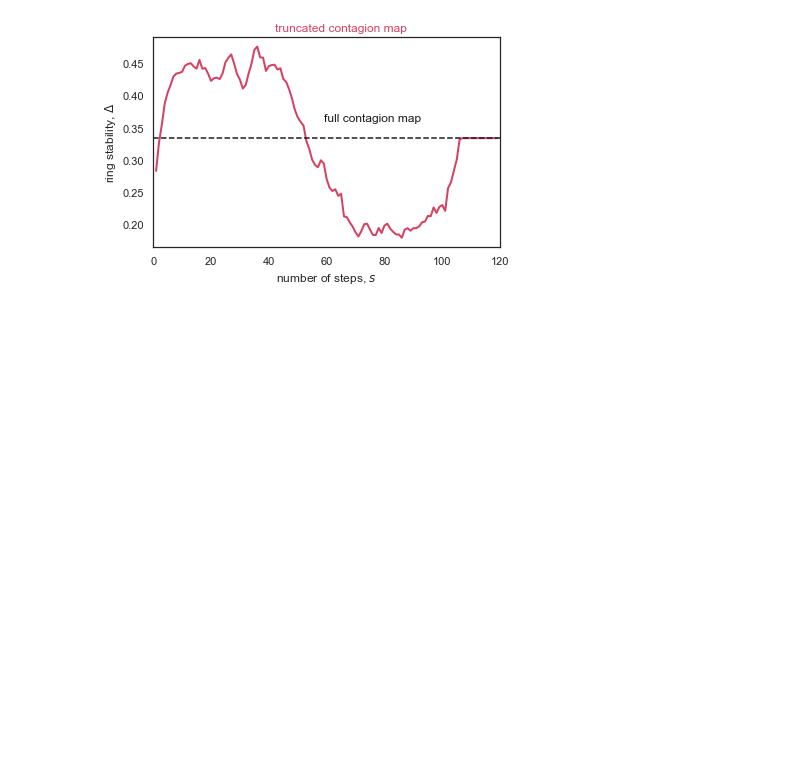
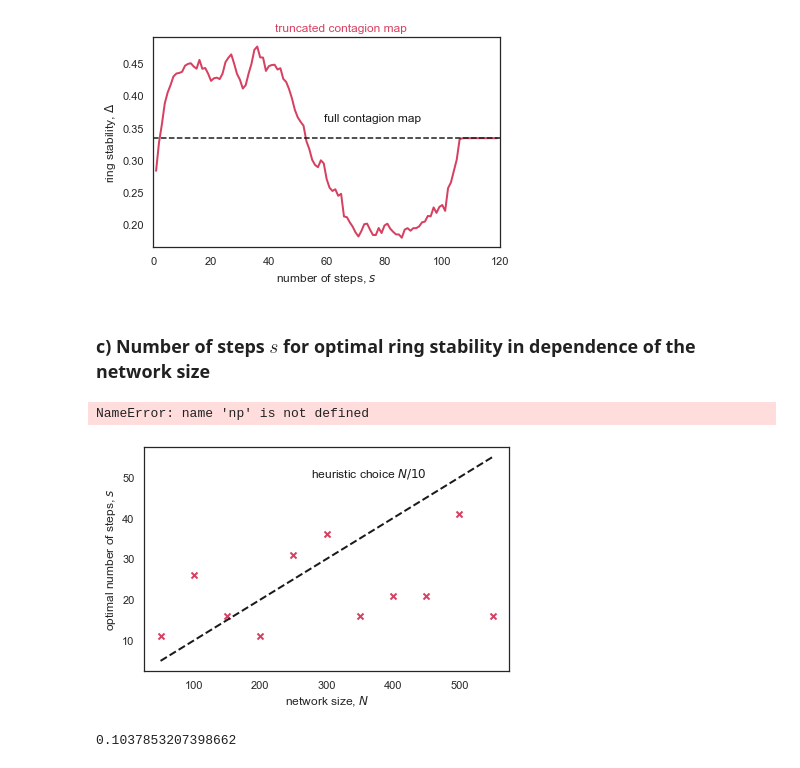
Before and after one commit to floklimm/contagionMap, a Jupyter notebook: python/Fig6-RingStability.ipynb, the cells around one changed output. Drawn from its saved outputs; the diff is of its cells as text; code cells hidden in the pictures; blank space fills up the shorter version.

```diff
--- a/python/Fig6-RingStability.ipynb
+++ b/python/Fig6-RingStability.ipynb
@@ -19,6 +19,10 @@ from matplotlib.colors import ListedColormap
 sns.set_style("white")
 
 from sklearn.decomposition import PCA
+
+import matplotlib
+matplotlib.rcParams['pdf.fonttype'] = 42
+matplotlib.rcParams['ps.fonttype'] = 42
 # %% [markdown]
 We construct a noisy ring lattice network.
 # %%
@@ -182,3 +186,77 @@ plt.tight_layout()
 plt.savefig('./figures/Fig6b-ringStabilityVsSteps.pdf')
 # %% [output]
 [figure]
+# %% [markdown]
+### c) Number of steps $s$ for optimal ring stability in dependence of the network size
+# %%
+%%time
+
+# networkSizeVec = np.ceil(10**np.arange(2,4,0.5))
+# networkSizeVec = networkSizeVec.astype(int)
+networkSizeVec = np.arange(50,525,25)
+
+tVec = [0.3]
+nStepVec = [i for i in range(1,120,5)]
+nStepVec.append(np.Inf)
+
+
+ringStabilityOut = []
+thresholdOut=[]
+nStepOut=[]
+networkSizeOut=[]
+
+for networkSize in networkSizeVec:
+    print(networkSize)
+    noisyRL = conmap.constructNoisyRingLattice(numberNodes=networkSize,geometricDegree=6,nongeometricDegree=2)
+    for t in tVec:
+        for nStep in nStepVec:
+
+            contagionMap = conmap.runTruncatedContagionMap(noisyRL,threshold=t,numberSteps=nStep,symmetric=True)
+            # compute Ring stability
+            ringStability = conmap.callRipser(contagionMap)
+            # save
+            thresholdOut.append(t)
+            nStepOut.append(nStep)
+            networkSizeOut.append(networkSize)
+
+            ringStabilityOut.append(ringStability)
+# %% [output]
+NameError: name 'np' is not defined
+# %%
+# save output DF
+contagionMapPerformace_s = pd.DataFrame()
+contagionMapPerformace_s['threshold'] = thresholdOut
+contagionMapPerformace_s['number steps'] = nStepOut
+contagionMapPerformace_s['network size'] = networkSizeOut
+contagionMapPerformace_s['ring stability'] = ringStabilityOut
+# %%
+# find the optimal number of steps for each of the sizes
+
+optimalStepSize_Out=[]
+for networkSize in networkSizeVec:
+    #
+    dataThisNetworkSize = contagionMapPerformace_s[contagionMapPerformace_s['network size'] == networkSize]
+    # find it
+    bestStepSize = dataThisNetworkSize['number steps'][dataThisNetworkSize['ring stability'].idxmax()]
+    # save it
+    optimalStepSize_Out.append(bestStepSize)
+
+    # should we find /pm 10% of the optimal ring stability?
+# %%
+plt.plot(networkSizeVec,0.1*networkSizeVec,color='k',linewidth=2.0,label='truncated contagion map',linestyle='--')
+plt.scatter(networkSizeVec,optimalStepSize_Out,color='#d64161',linewidth=2.0,label='heuristic',marker='x')
+
+
+plt.text(450,50,s='heuristic choice $N/10$',color='k',ha='right')
+
+
+plt.ylabel('optimal number of steps, $s$')
+plt.xlabel('network size, $N$')
+plt.tight_layout()
+plt.savefig('./figures/Fig6c-optimalNumberSteps.pdf')
+# %% [output]
+[figure, added]
+# %%
+np.mean(optimalStepSize_Out/networkSizeVec)
+# %% [output]
+0.1037853207398662
```
Also changed, not shown: parts of 2 cells of this notebook, 2 other files.
